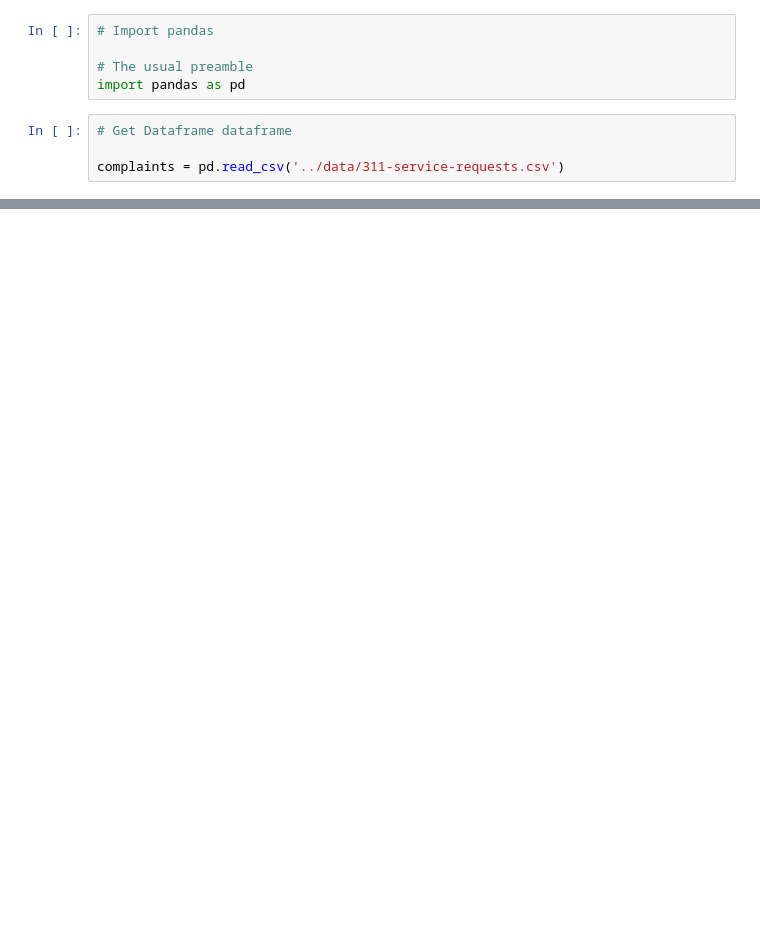
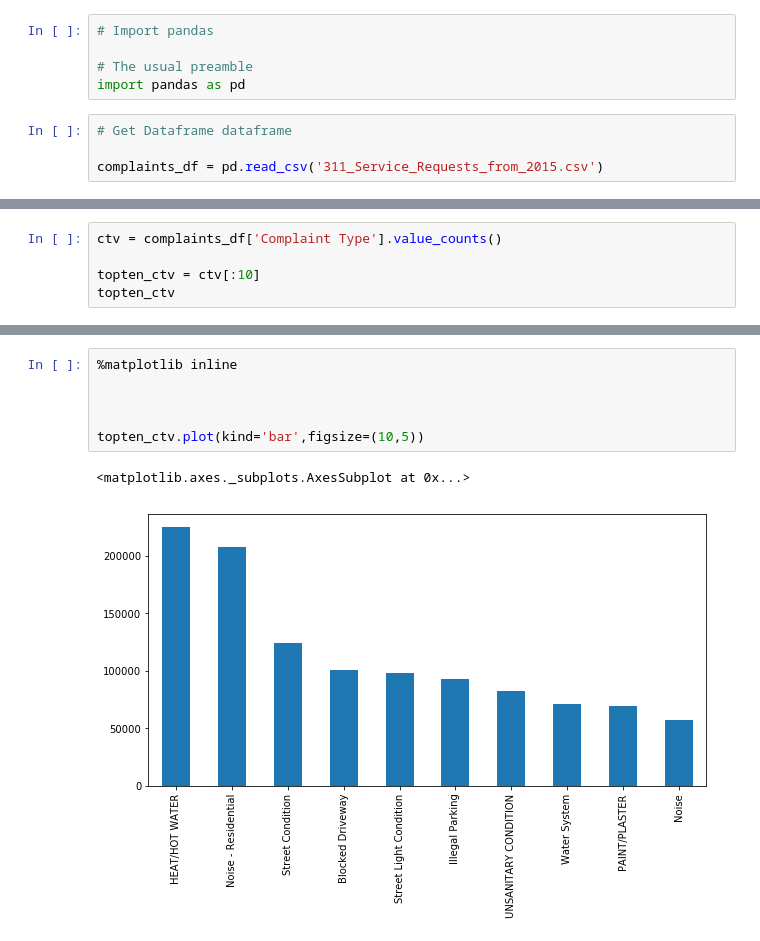
Before and after one commit to HammadZahidAli/Python-for-Data-Analysis-M-1, a Jupyter notebook: M1 D6 Learn Pandas By Examples/Learn Pandas By Doing Examples.ipynb, the cells around one changed output, grey strips where cells are left out. Saved outputs shown, nothing was run; the diff lists cells and outputs as text; blank space fills up the shorter version.

```diff
--- a/M1 D6 Learn Pandas By Examples/Learn Pandas By Doing Examples.ipynb
+++ b/M1 D6 Learn Pandas By Examples/Learn Pandas By Doing Examples.ipynb
@@ -13,4 +14,4 @@ import pandas as pd
 # %%
 # Get Dataframe dataframe
 
-complaints = pd.read_csv('../data/311-service-requests.csv')
+complaints_df = pd.read_csv('311_Service_Requests_from_2015.csv')
@@ -18,0 +186,5 @@ FileNotFoundError: File b'../data/311-service-requests.csv' does not exist
+# %%
+ctv = complaints_df['Complaint Type'].value_counts()
+
+topten_ctv = ctv[:10]
+topten_ctv
@@ -18,0 +203,9 @@ FileNotFoundError: File b'../data/311-service-requests.csv' does not exist
+# %%
+%matplotlib inline
+
+
+
+topten_ctv.plot(kind='bar',figsize=(10,5))
+# %% [output]
+<matplotlib.axes._subplots.AxesSubplot at 0x...>
+[figure, added]
```
Also changed, not shown: parts of 15 cells of this notebook.
